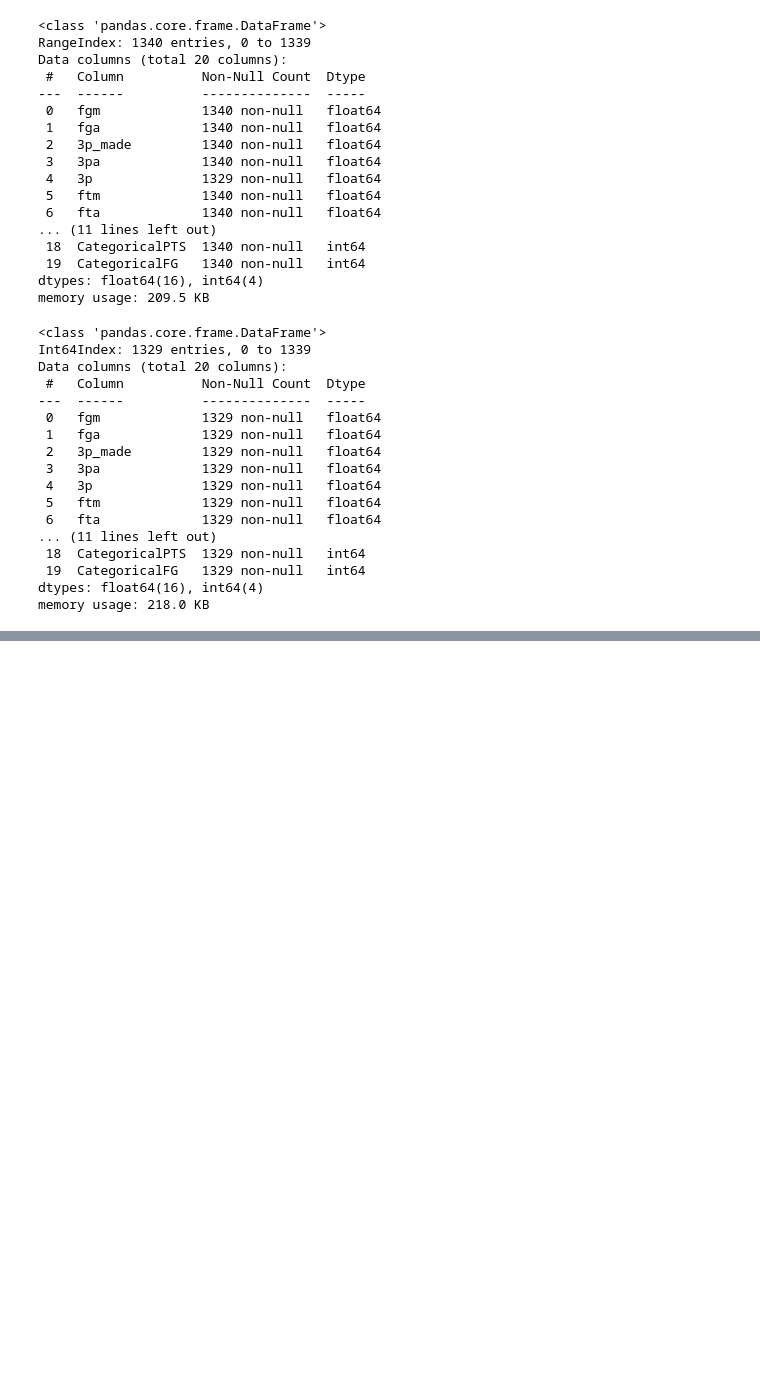
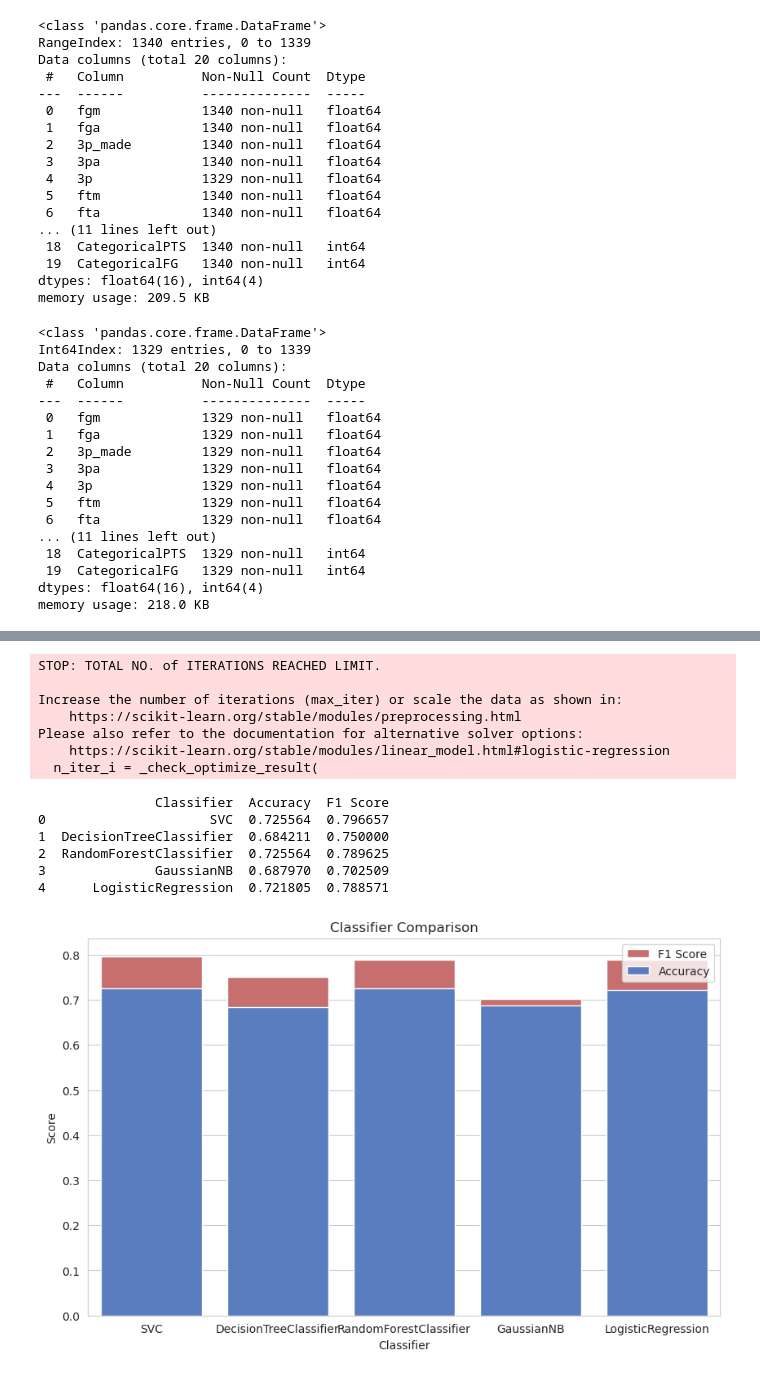
Before and after one commit to Vladyka787/KursachML, a Jupyter notebook: notebook/main.ipynb, the cells around one changed output, grey strips where cells are left out. Cells and saved outputs as stored; diff of their text form; code cells hidden in the pictures; blank space fills up the shorter version.

```diff
--- a/notebook/main.ipynb
+++ b/notebook/main.ipynb
@@ -380,0 +381,63 @@ Please also refer to the documentation for alternative solver options:
+# %%
+from sklearn.model_selection import train_test_split
+from sklearn.svm import SVC
+from sklearn.tree import DecisionTreeClassifier
+from sklearn.ensemble import RandomForestClassifier
+from sklearn.naive_bayes import GaussianNB
+from sklearn.linear_model import LogisticRegression
+from sklearn.metrics import accuracy_score, f1_score
+
+# Разделение данных на обучающий и тестовый наборы
+X_train, X_test, y_train, y_test = train_test_split(X, y, test_size=0.2, random_state=0)
+
+# Список классификаторов
+classifiers = [
+    SVC(probability=True, kernel='rbf'),
+    DecisionTreeClassifier(),
+    RandomForestClassifier(),
+    GaussianNB(),
+    LogisticRegression(),
+]
+
+# Сравнение классификаторов
+results = []
+
+for clf in classifiers:
+    name = clf.__class__.__name__
+    clf.fit(X_train, y_train)
+    y_pred = clf.predict(X_test)
+    accuracy = accuracy_score(y_test, y_pred)
+    f1 = f1_score(y_test, y_pred)
+    results.append({'Classifier': name, 'Accuracy': accuracy, 'F1 Score': f1})
+
+# Визуализация результатов
+results_df = pd.DataFrame(results)
+print(results_df)
+
+# Построение графика
+import matplotlib.pyplot as plt
+import seaborn as sns
+
+plt.figure(figsize=(10, 6))
+sns.barplot(x='Classifier', y='F1 Score', data=results_df, color="r", label='F1 Score')
+sns.barplot(x='Classifier', y='Accuracy', data=results_df, color="b", label='Accuracy')
+plt.title('Classifier Comparison')
+plt.xlabel('Classifier')
+plt.ylabel('Score')
+plt.legend()
+plt.show()
+# %% [output]
+STOP: TOTAL NO. of ITERATIONS REACHED LIMIT.
+
+Increase the number of iterations (max_iter) or scale the data as shown in:
+    https://scikit-learn.org/stable/modules/preprocessing.html
+Please also refer to the documentation for alternative solver options:
+    https://scikit-learn.org/stable/modules/linear_model.html#logistic-regression
+  n_iter_i = _check_optimize_result(
+               Classifier  Accuracy  F1 Score
+0                     SVC  0.725564  0.796657
+1  DecisionTreeClassifier  0.684211  0.750000
+2  RandomForestClassifier  0.725564  0.789625
+3              GaussianNB  0.687970  0.702509
+4      LogisticRegression  0.721805  0.788571
+[figure, added]
```
Also changed, not shown: parts of 2 cells of this notebook.
